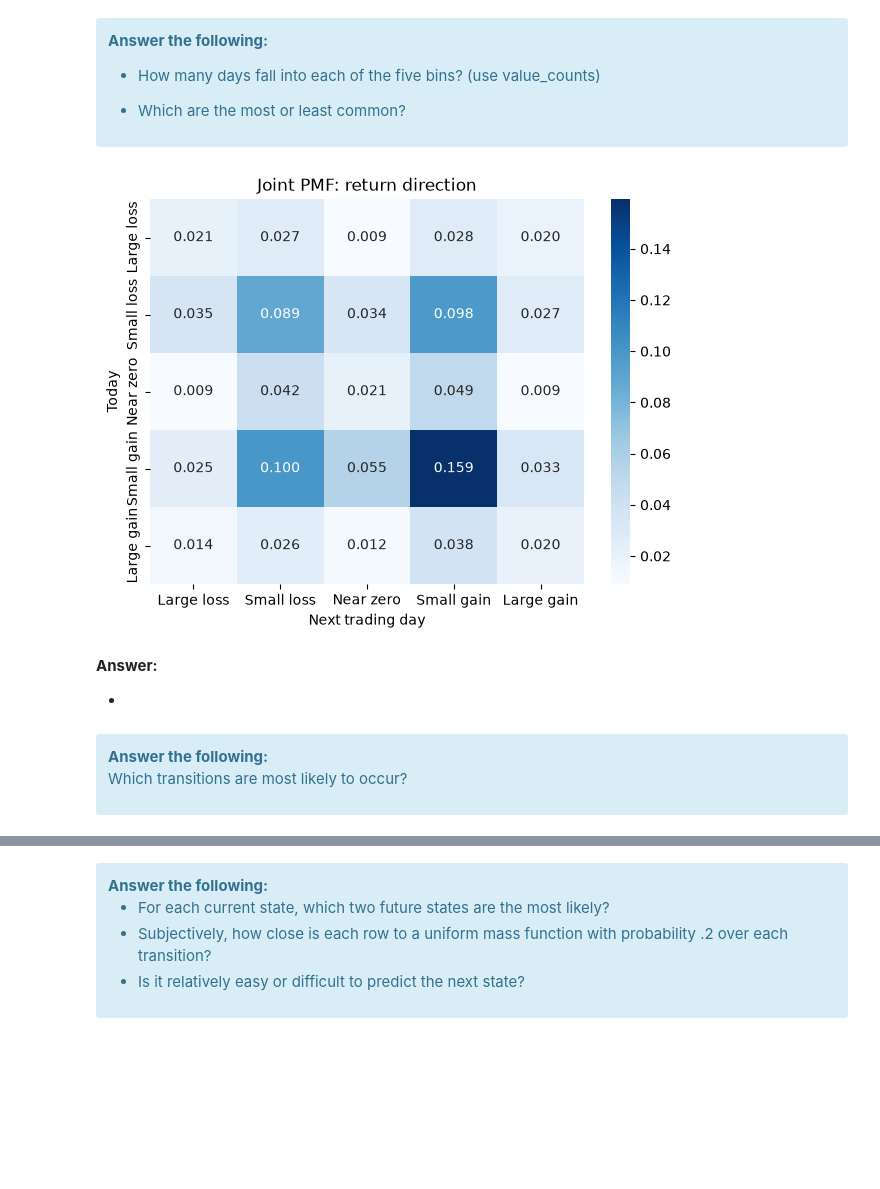
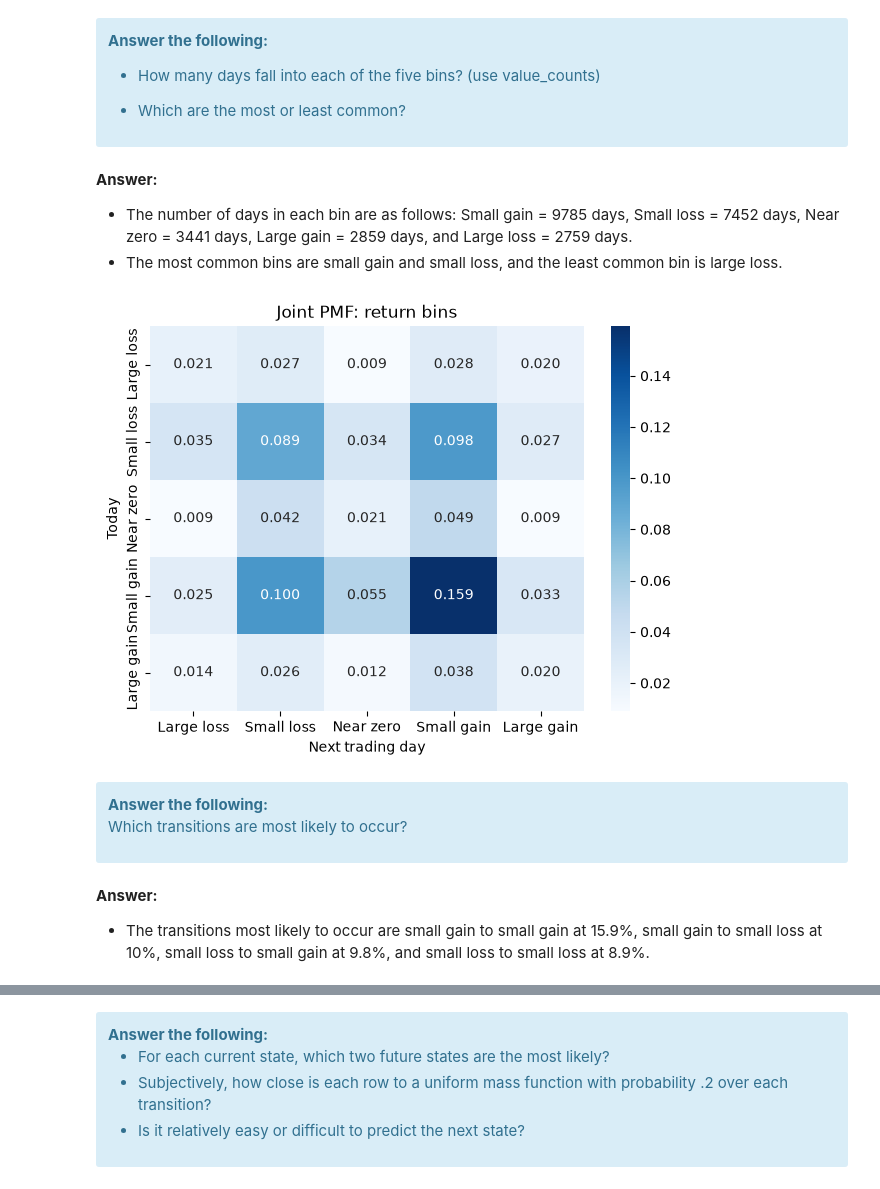
Before and after one commit to lchop14/UU_F26_templates, a Jupyter notebook: Week09/Thursday_lab/lab08.ipynb, the cells around one changed output, grey strips where cells are left out. Saved outputs shown, nothing was run; the diff lists cells and outputs as text; code cells hidden in the pictures; blank space fills up the shorter version.

```diff
--- a/Week09/Thursday_lab/lab08.ipynb
+++ b/Week09/Thursday_lab/lab08.ipynb
@@ -180,23 +180,28 @@ pd.crosstab(df['y_t'], df['y_tp1'], normalize = True, margins = True)
 - Which are the most or least common?
 
   </div>
+# %% [markdown]
+**Answer:**
+
+* The number of days in each bin are as follows: Small gain = 9785 days, Small loss = 7452 days, Near zero = 3441 days, Large gain = 2859 days, and Large loss = 2759 days.
+* The most common bins are small gain and small loss, and the least common bin is large loss.
 # %%
 #joint PMF with marginals
 fig, ax = plt.subplots(figsize=(7, 5))
 sns.heatmap(pd.crosstab(df['y_t'], df['y_tp1'], normalize = True),
             annot=True, fmt='.3f', cmap='Blues', ax=ax)
-ax.set(xlabel='Next trading day', ylabel='Today', title='Joint PMF: return direction')
+ax.set(xlabel='Next trading day', ylabel='Today', title='Joint PMF: return bins')
 plt.show()
 # %% [output]
-[figure, old version]
+[figure, new version]
-# %% [markdown]
-**Answer:**
-
-*
 # %% [markdown]
 <div class='alert alert-info'><b>Answer the following:</b>
 
 Which transitions are most likely to occur?
 
 </div>
+# %% [markdown]
+**Answer:**
+
+* The transitions most likely to occur are small gain to small gain at 15.9%, small gain to small loss at 10%, small loss to small gain at 9.8%, and small loss to small loss at 8.9%.
 # %%
```
Also changed, not shown: parts of 25 cells of this notebook, 12 other files.
